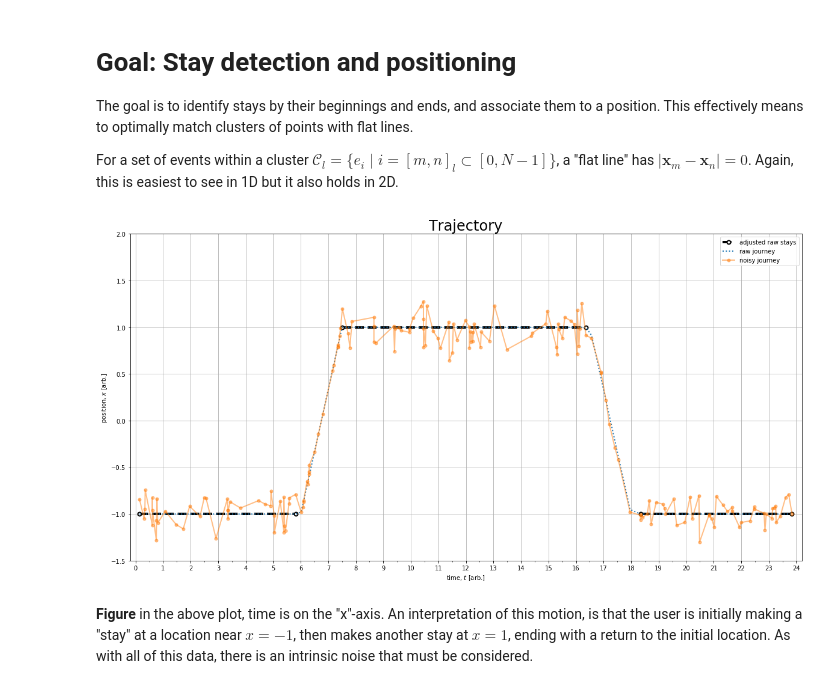
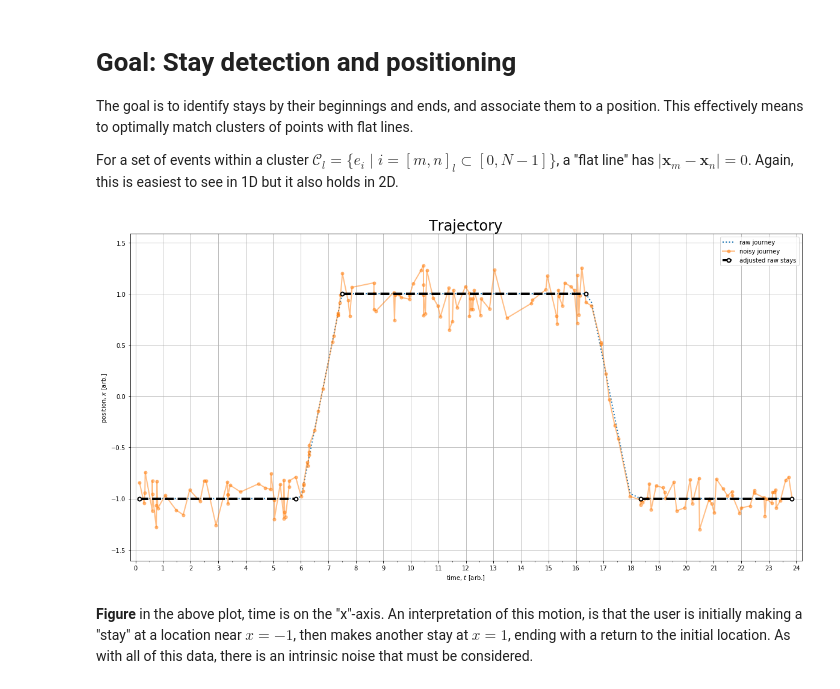
Before and after one commit to m-salewski/stay_classification, a Jupyter notebook: notebooks/classifiers_playground/box_method/classifier__1D_illustrate_box_method.ipynb, the cells around one changed output. Drawn from its saved outputs; the diff is of its cells as text; code cells hidden in the pictures.

```diff
--- a/notebooks/classifiers_playground/box_method/classifier__1D_illustrate_box_method.ipynb
+++ b/notebooks/classifiers_playground/box_method/classifier__1D_illustrate_box_method.ipynb
@@ -50,32 +50,45 @@ The goal is to identify stays by their beginnings and ends, and associate them t
 
 For a set of events within a cluster $\mathcal{C}_l =  \{e_i \; | \; i = [m,n]_l \subset [0,N-1]\}$, a "flat line" has $|\mathbf{x}_m-\mathbf{x}_n| = 0$. Again, this is easiest to see in 1D but it also holds in 2D.
 # %%
-plt.figure(figsize=(20,10))
+def plot_basic(t_arr, x_arr, raw_arr, segs_list):
 
-plt.plot(t_segs, x_segs, '--', marker='o', color='k', linewidth=4.0, markerfacecolor='w', markersize=6.0, markeredgewidth=2.0, label='adjusted raw stays')
-plt.plot(time_arr, raw_arr, ':', lw=2.0, label='raw journey')
-plt.plot(time_arr, noise_arr, '.-', ms=10, lw=2.0, label='noisy journey', alpha=0.5)
+    fig, ax = plt.subplots(figsize=(20,10))
+
+    if type(raw_arr).__name__ == 'ndarray':
+        ax.plot(t_arr, raw_arr, ':', lw=2.0, color='C0', label='raw journey')
+    ax.plot(t_arr, x_arr, '.-', ms=10, lw=2.0, color='C1', label='noisy journey', alpha=0.5)
+    if segs_list != None:
+        ax.plot(segs_list[0], segs_list[1], '--', marker='o', color='k', linewidth=4.0, markerfacecolor='w', markersize=6.0, markeredgewidth=2.0, label='adjusted raw stays')
+
+    ax.legend()
+
+    ax.set_xlabel(r'time, $t$ [arb.]')
+    ax.set_ylabel(r'position, $x$ [arb.]')
 
 
-plt.legend()
+    ymin = x_arr.min()-1*eps
+    ymax = x_arr.max()+1*eps
+    dy = ymax-ymin
+    ymin = x_arr.min()-0.1*dy
+    ymax = x_arr.max()+0.1*dy
 
-plt.xlabel(r'time, $t$ [arb.]')
-plt.ylabel(r'position, $x$ [arb.]')
+    ax.set_ylim(-1.5, 2)
+    ax.set_ylim(ymin, ymax)
 
-ymin = noise_arr.min()-1*eps
-ymax = noise_arr.max()+1*eps
 
-ax = plt.gca()
-ax.xaxis.set_major_locator(MultipleLocator(1))
-ax.xaxis.set_minor_locator(MultipleLocator(0.5))
+    ax.xaxis.set_major_locator(MultipleLocator(1))
+    ax.xaxis.set_minor_locator(MultipleLocator(0.5))
 
-plt.xlim(-0.2, 24.2)
+    ax.set_xlim(-0.2, 24.2)
 
-plt.title('Trajectory', fontsize=24)
-plt.ylim(-1.5, 2)
-plt.grid(visible=True);
+    ax.set_title('Trajectory', fontsize=24)
+
+    return ax
-# %% [output]
-[figure, removed]
+# %%
+ax = plot_basic(time_arr, noise_arr, raw_arr, [t_segs, x_segs])
+ax.grid()
+# %% [output]
+[figure, added]
 # %% [markdown]
 **Figure** in the above plot, time is on the "x"-axis. An interpretation of this motion, is that the user is initially making a "stay" at a location near $x=-1$, then makes another stay at $x=1$, ending with a return to the initial location. As with all of this data, there is an intrinsic noise that must be considered.
 # %% [markdown]
```
Also changed, not shown: parts of 5 cells of this notebook, 14 other files.
